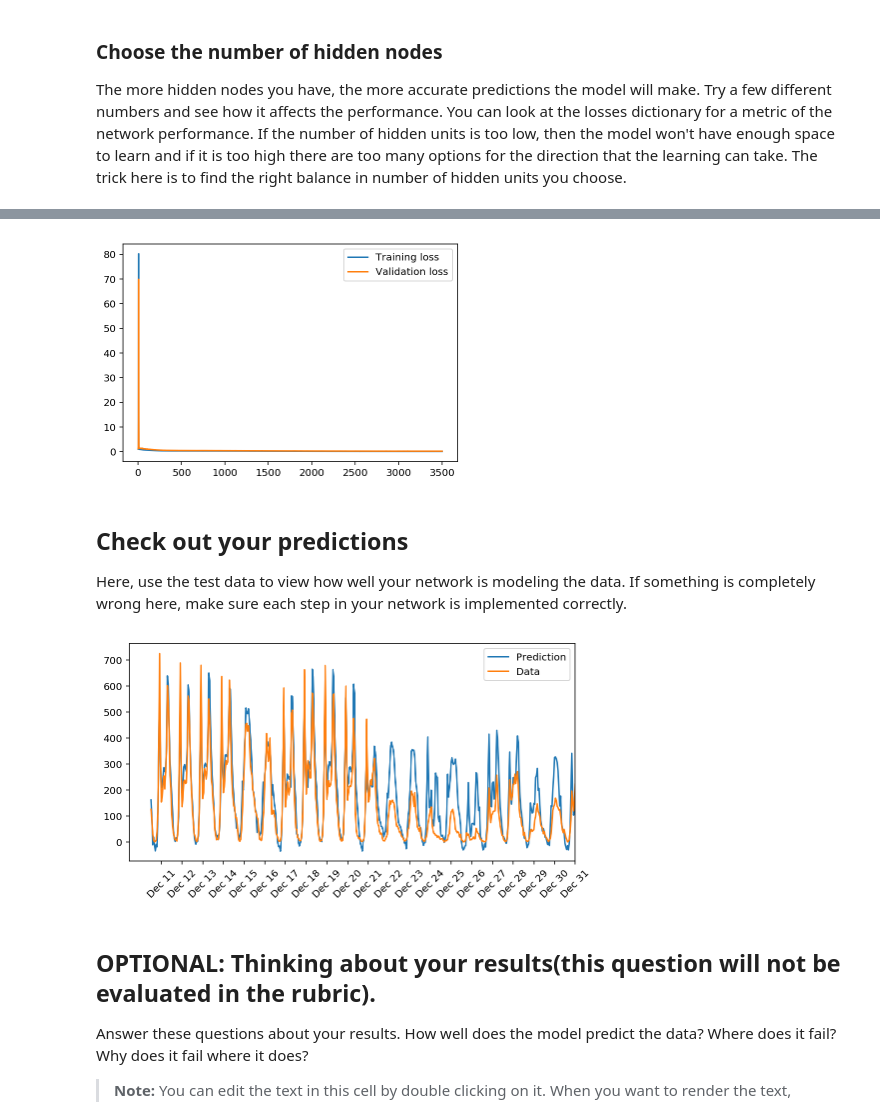
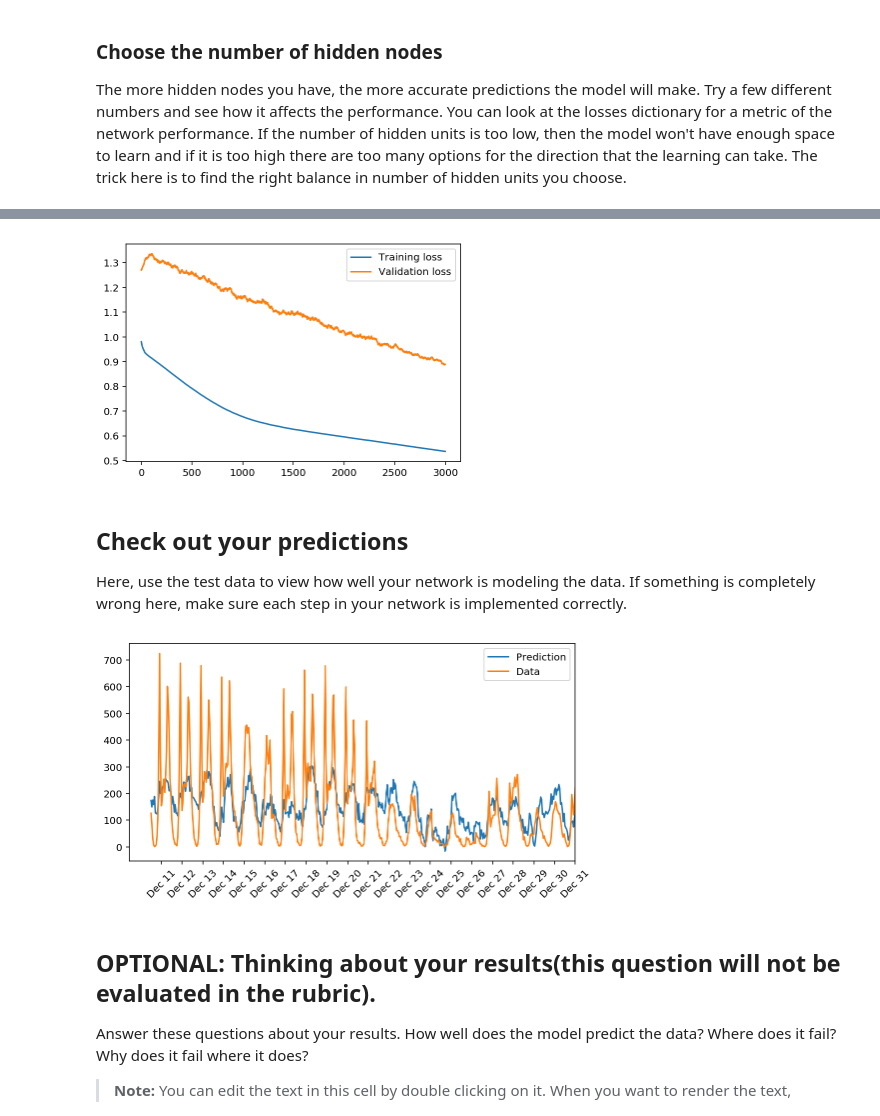
Before and after one commit to NitinMahajan1/UDACITY-Submissions, a Jupyter notebook: Your_first_neural_network.ipynb, the cells around one changed output, grey strips where cells are left out. Cells and saved outputs as stored; diff of their text form; code cells hidden in the pictures.

```diff
--- a/Your_first_neural_network.ipynb
+++ b/Your_first_neural_network.ipynb
@@ -189,6 +189,8 @@ class NeuralNetwork(object):
         # TODO: Update the weights - Replace these values with your calculations.
         self.weights_hidden_to_output += self.lr * delta_weights_h_o / n_records # update hidden-to-output weights with gradient descent step
         self.weights_input_to_hidden += self.lr * delta_weights_i_h  / n_records # update input-to-hidden weights with gradient descent step
+        self.n_rec = features.shape
+
 
     def run(self, features):
         ''' Run a forward pass through the network with input features
@@ -209,7 +211,7 @@ class NeuralNetwork(object):
         # TODO: Output layer - Replace these values with the appropriate calculations.
 #        final_inputs = None # signals into final output layer
 #        final_outputs = None # signals from final output layer
-        final_inputs = np.dot(hidden_outputs[:,None],self.weights_hidden_to_output) # signals into final output layer
+        final_inputs = np.dot(hidden_outputs,self.weights_hidden_to_output) # signals into final output layer
         final_outputs = final_inputs  # signals from final output layer
 
         return final_outputs
@@ -305,9 +307,9 @@ The more hidden nodes you have, the more accurate predictions the model will mak
 import sys
 
 ### Set the hyperparameters here ###
-iterations = 3500
-learning_rate = 0.4
-hidden_nodes = 30
+iterations = 3000
+learning_rate = 0.01
+hidden_nodes = 12
 output_nodes = 1
 
 N_i = train_features.shape[1]
@@ -339,7 +345,7 @@ plt.plot(losses['validation'], label='Validation loss')
 plt.legend()
 _ = plt.ylim()
 # %% [output]
-[figure, old version]
+[figure, new version]
 # %% [markdown]
 ## Check out your predictions
 
@@ -347,20 +353,20 @@ Here, use the test data to view how well your network is modeling the data. If s
 # %%
 fig, ax = plt.subplots(figsize=(8,4))
 
 mean, std = scaled_features['cnt']
 predictions = network.run(test_features).T*std + mean
 pred=predictions[0]
-ax.plot(pred[0], label='Prediction')
+ax.plot(predictions[0], label='Prediction')
 ax.plot((test_targets['cnt']*std + mean).values, label='Data')
 ax.set_xlim(right=len(predictions))
 ax.legend()
 
 dates = pd.to_datetime(rides.ix[test_data.index]['dteday'])
 dates = dates.apply(lambda d: d.strftime('%b %d'))
 ax.set_xticks(np.arange(len(dates))[12::24])
 _ = ax.set_xticklabels(dates[12::24], rotation=45)
 # %% [output]
-[figure, old version]
+[figure, new version]
 # %% [markdown]
 ## OPTIONAL: Thinking about your results(this question will not be evaluated in the rubric).
 
```
Also changed, not shown: parts of 4 cells of this notebook, 1 other file.
